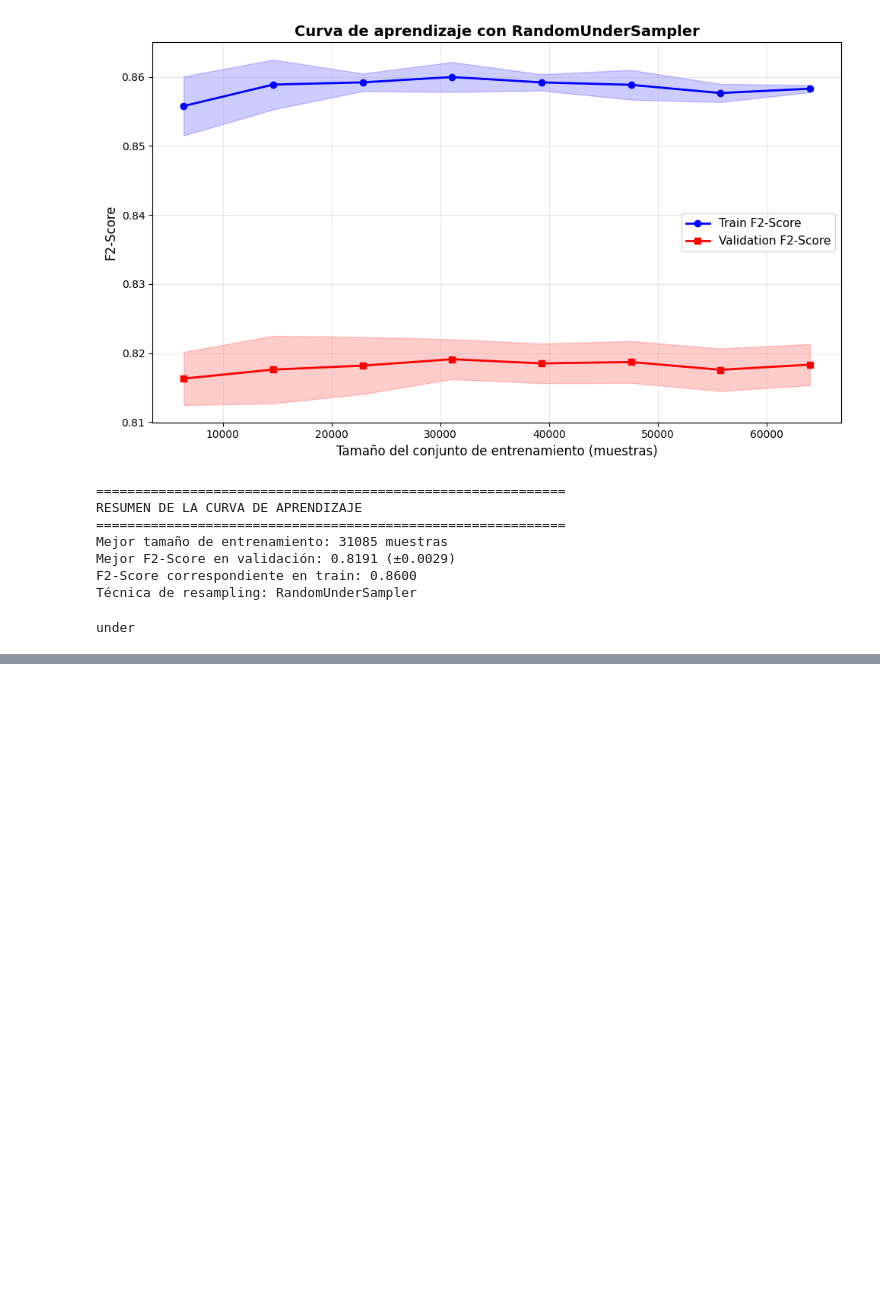
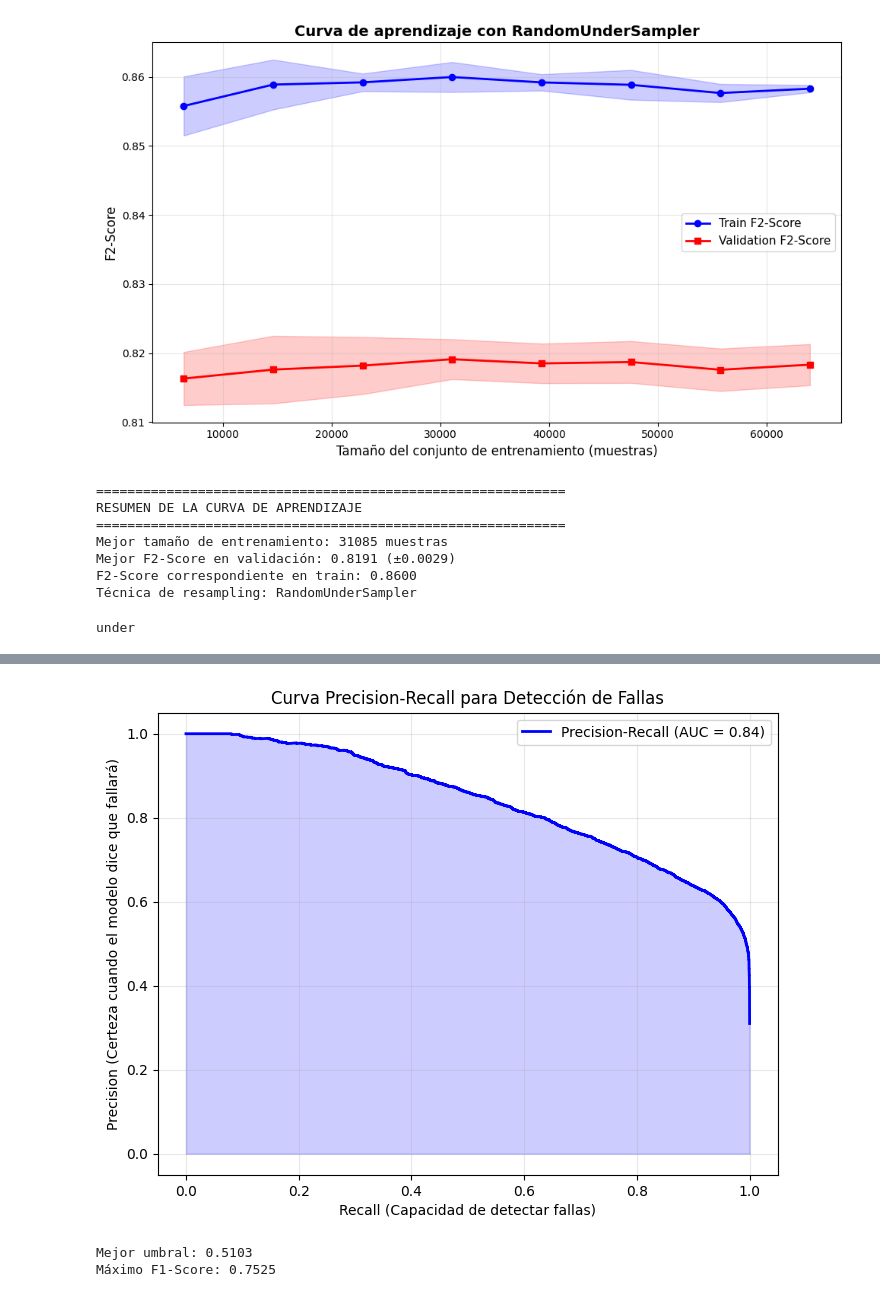
Before and after one commit to HadrianC-hub/Machine-Learning-Project, a Jupyter notebook: src/probl1_logistic_regression.ipynb, the cells around one changed output, grey strips where cells are left out. Saved outputs shown, nothing was run; the diff lists cells and outputs as text; code cells hidden in the pictures; blank space fills up the shorter version.

```diff
--- a/src/probl1_logistic_regression.ipynb
+++ b/src/probl1_logistic_regression.ipynb
@@ -265,0 +299,27 @@ under
+# %%
+y_scores = final_pipeline.predict_proba(X_test)[:, 1]
+
+precision, recall, thresholds = precision_recall_curve(y_test, y_scores)
+avg_precision = average_precision_score(y_test, y_scores)
+
+plt.figure(figsize=(8, 6))
+plt.plot(recall, precision, label=f'Precision-Recall (AUC = {avg_precision:.2f})', color='b', lw=2)
+plt.xlabel('Recall (Capacidad de detectar fallas)')
+plt.ylabel('Precision (Certeza cuando el modelo dice que fallará)')
+plt.title('Curva Precision-Recall para Detección de Fallas')
+plt.legend(loc='best')
+plt.grid(alpha=0.3)
+plt.fill_between(recall, precision, alpha=0.2, color='b')
+plt.show()
+# %% [output]
+[figure, added]
+# %%
+f1_scores = 2 * (precision * recall) / (precision + recall)
+best_idx = np.argmax(f1_scores)
+best_threshold = thresholds[best_idx]
+
+print(f"Mejor umbral: {best_threshold:.4f}")
+print(f"Máximo F1-Score: {f1_scores[best_idx]:.4f}")
+# %% [output]
+Mejor umbral: 0.5103
+Máximo F1-Score: 0.7525
```
Also changed, not shown: parts of 4 cells of this notebook.
